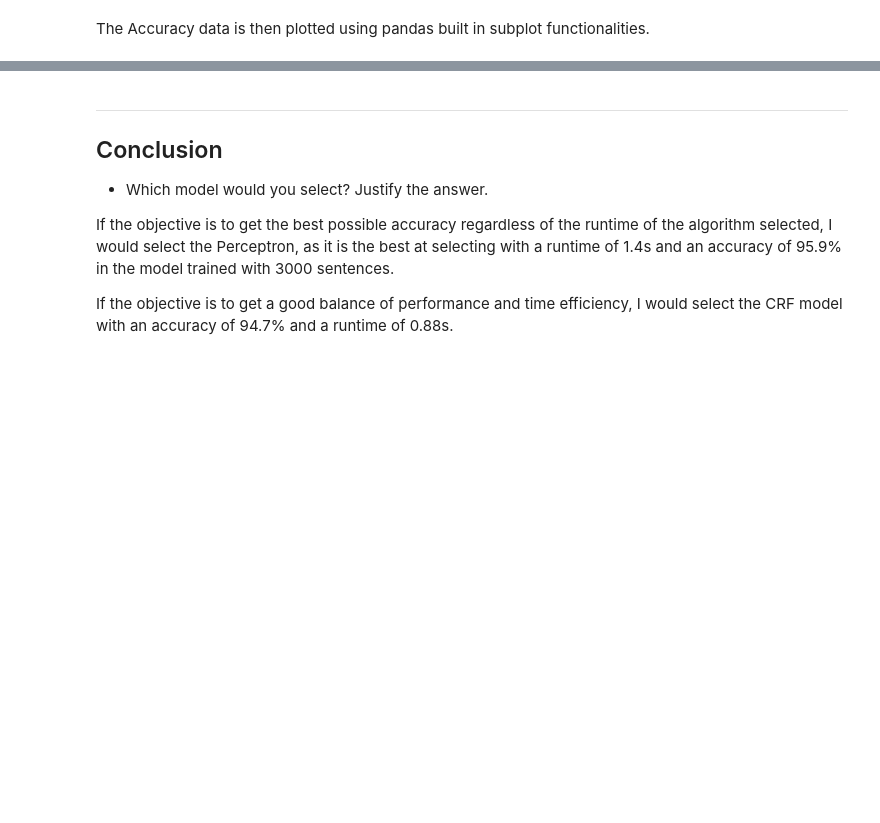
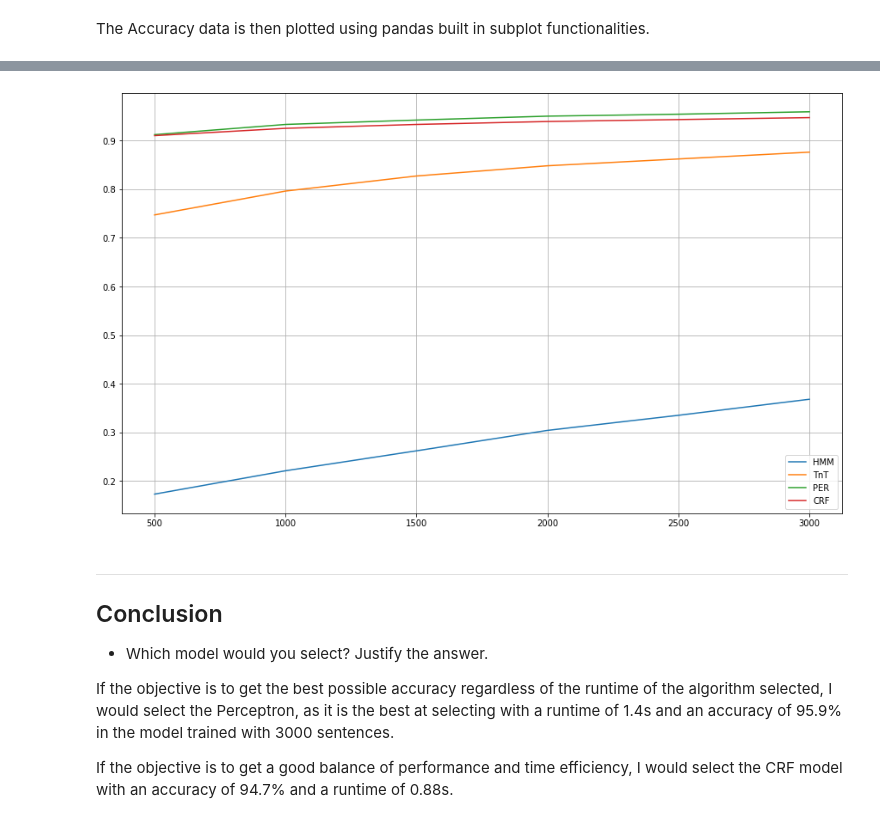
Before and after one commit to victorbadenas/MAI-IHLT, a Jupyter notebook: S4/S4-VictorBadenas.ipynb, the cells around one changed output, grey strips where cells are left out. Drawn from its saved outputs; the diff is of its cells as text; code cells hidden in the pictures; blank space fills up the shorter version.

```diff
--- a/S4/S4-VictorBadenas.ipynb
+++ b/S4/S4-VictorBadenas.ipynb
@@ -210,3 +191,8 @@ plt.show()
+# %%
+accDf.plot(subplots=False, figsize=(15, 9), grid='on')
+plt.show()
+# %% [output]
+[figure, added]
 # %% [markdown]
 ***
 
```
Also changed, not shown: parts of 4 cells of this notebook, 13 other files.
